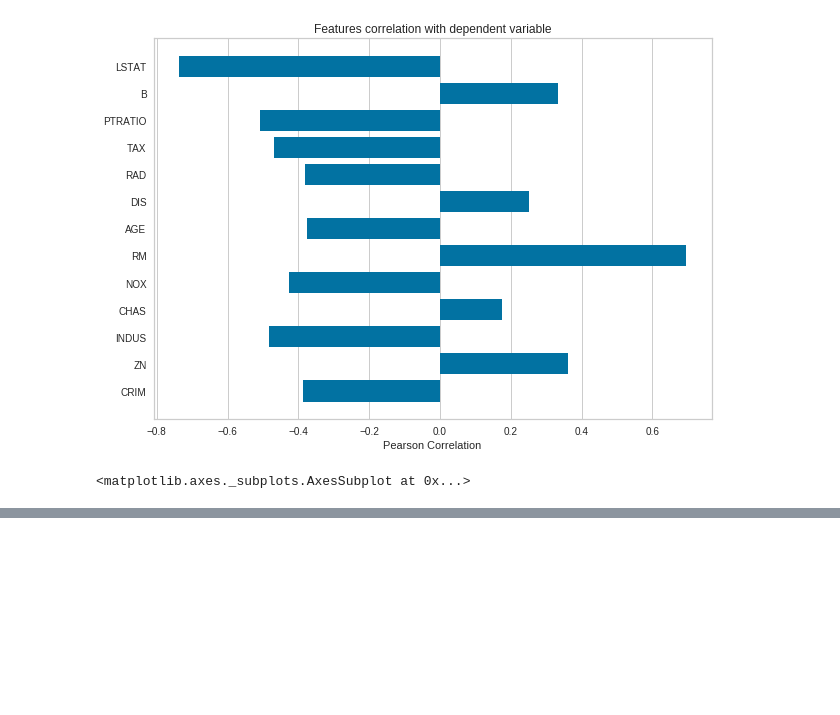
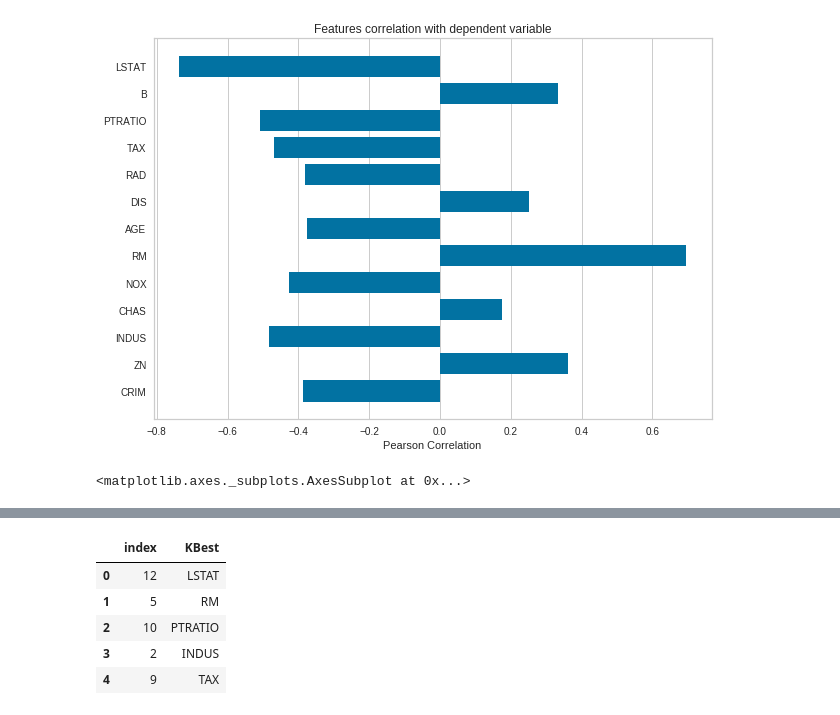
Before and after one commit to Ghaffaru15/feature-engineering, a Jupyter notebook: Preparing Data/FeatureSelectionTechniques.ipynb, the cells around one changed output, grey strips where cells are left out. Drawn from its saved outputs; the diff is of its cells as text; code cells hidden in the pictures; blank space fills up the shorter version.

```diff
--- a/FeatureSelectionTechniques.ipynb
+++ b/Preparing Data/FeatureSelectionTechniques.ipynb
@@ -117,0 +146,9 @@ best_using_rfe
+# %%
+best_5_features.head()[['KBest']].reset_index()
+# %% [output]
+|  | index | KBest |
+| 0 | 12 | LSTAT |
+| 1 | 5 | RM |
+| 2 | 10 | PTRATIO |
+| 3 | 2 | INDUS |
+| 4 | 9 | TAX |
```
Also changed, not shown: parts of 14 cells of this notebook, 4 other files.
